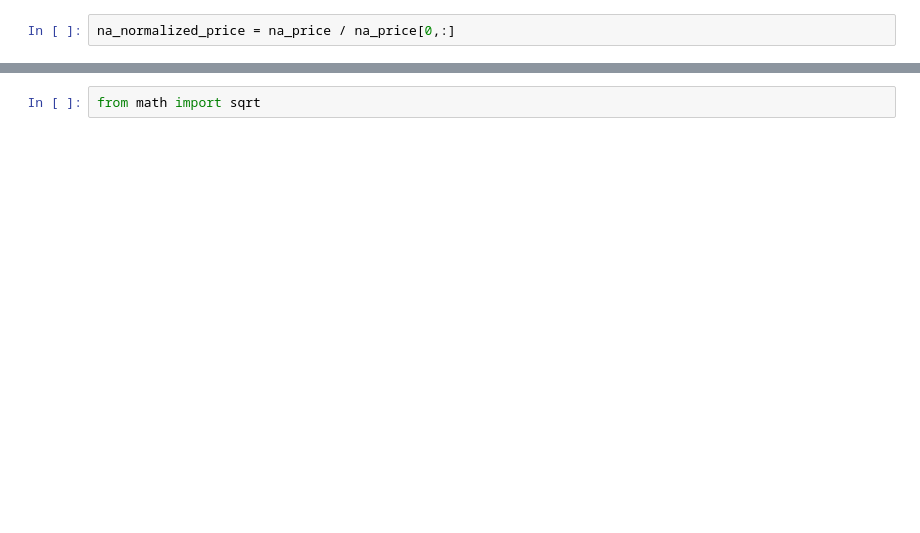
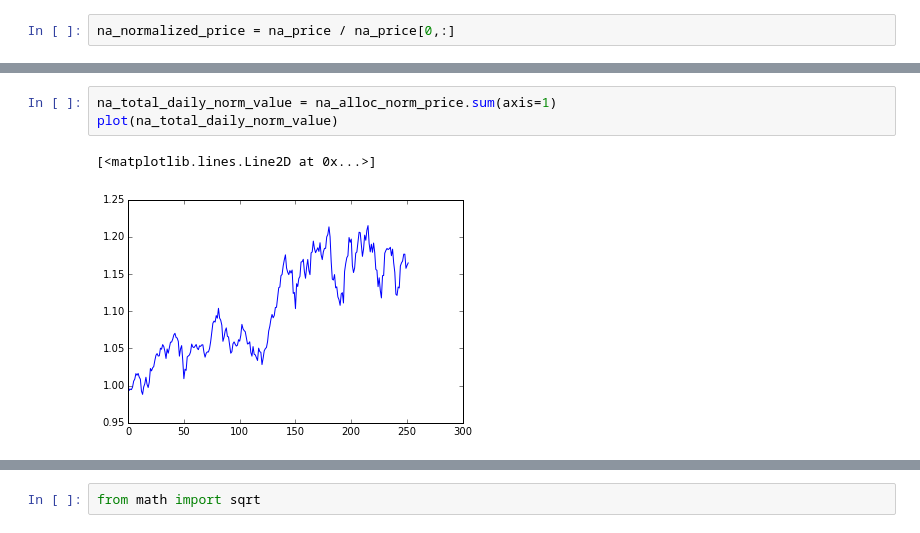
Before and after one commit to davidanderson/computational-investing, a Jupyter notebook: homework1/homework1.ipynb, the cells around one changed output, grey strips where cells are left out. Cells and saved outputs as stored; diff of their text form; blank space fills up the shorter version.

```diff
--- a/homework1/homework1.ipynb
+++ b/homework1/homework1.ipynb
@@ -68 +91,7 @@ array([[ 0.2       ,  0.3       ,  0.4       ,  0.1       ],
+# %%
+na_total_daily_norm_value = na_alloc_norm_price.sum(axis=1)
+plot(na_total_daily_norm_value)
+# %% [output]
+[<matplotlib.lines.Line2D at 0x...>]
+[figure, added]
 # %%
```
Also changed, not shown: parts of 15 cells of this notebook, 1 other file.
